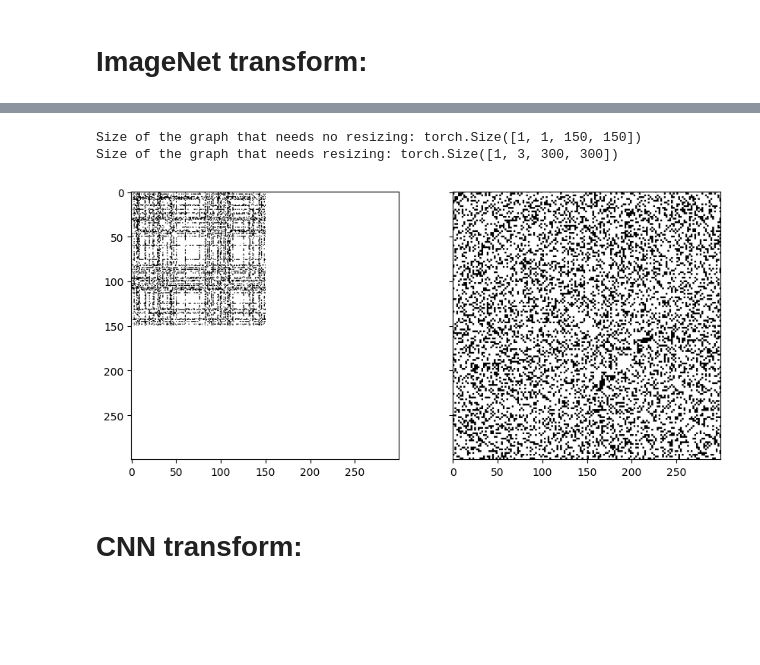
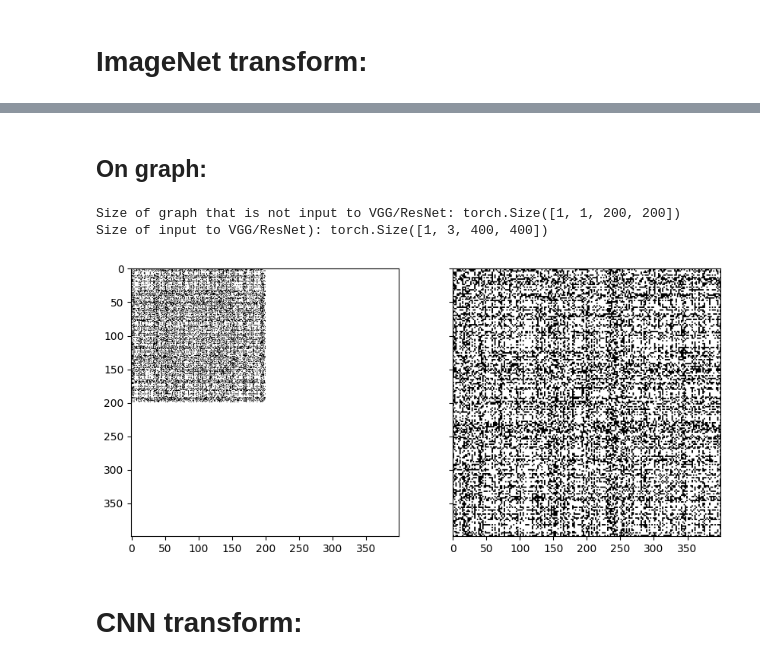
Before and after one commit to danieletirinnanzi/HUPLACLIP-NNs, a Jupyter notebook: scripts/input_transform_visualization.ipynb, the cells around one changed output, grey strips where cells are left out. Cells and saved outputs as stored; diff of their text form; code cells hidden in the pictures; blank space fills up the shorter version.

Commit message:
completed visualization of input transforms

```diff
--- a/scripts/input_transform_visualization.ipynb
+++ b/scripts/input_transform_visualization.ipynb
@@ -16,28 +37,34 @@ Visualization of the expansion of the graph to transform it into a suitable inpu
+# %% [markdown]
+## On graph:
 # %%
 # Generating graphs:
+
+# setting seed so that the same graph is generated:
+torch.manual_seed(1)
+
 # generating a single graph that will not be used as input to pretrained models:
-no_resize_graph = graphs_generation.generate_graphs(1, 150, 100, "p_increase", False)[0]
-print("Size of the graph that needs no resizing:", no_resize_graph.shape)
-no_resize_graph = np.squeeze(no_resize_graph)
+no_resize_graph = graphs_generation.generate_graphs(1, 200, 100, "p_increase", False, False, p_clique=1)[0]
+print("Size of graph that is not input to VGG/ResNet:", no_resize_graph.shape)
+no_resize_graph = np.squeeze(no_resize_graph)   # removing singleton dimensions
 
 # generating a single graph that will be used as input to pretrained models:
-resize_graph = graphs_generation.generate_graphs(1, 150, 100, "p_increase", True)[0]
-print("Size of the graph that needs resizing:", resize_graph.shape)
-resize_graph = np.squeeze(resize_graph)
-resize_graph = resize_graph[0, :, :]
+resize_graph = graphs_generation.generate_graphs(1, 200, 100, "p_increase", True, False, p_clique=1)[0]
+print("Size of input to VGG/ResNet):", resize_graph.shape)
+resize_graph = np.squeeze(resize_graph)  # removing singleton dimension
+resize_graph = resize_graph[0, :, :]    # selecting a single channel for visualization
 
 # plotting the graphs:
 fig, axs = plt.subplots(1, 2, figsize=(10, 5), sharey=True, sharex=True)
 
 # Display the images
 axs[0].imshow(no_resize_graph, cmap=plt.get_cmap('gray'), vmin=0, vmax=1)
 axs[1].imshow(resize_graph, cmap=plt.get_cmap('gray'), vmin=0, vmax=1)
 
 # Show the plot
 plt.show()
 # %% [output]
-Size of the graph that needs no resizing: torch.Size([1, 1, 150, 150])
-Size of the graph that needs resizing: torch.Size([1, 3, 300, 300])
+Size of graph that is not input to VGG/ResNet: torch.Size([1, 1, 200, 200])
+Size of input to VGG/ResNet): torch.Size([1, 3, 400, 400])
-[figure, old version]
+[figure, new version]
 # %% [markdown]
 # CNN transform:
```
Also changed, not shown: parts of 9 cells of this notebook.
